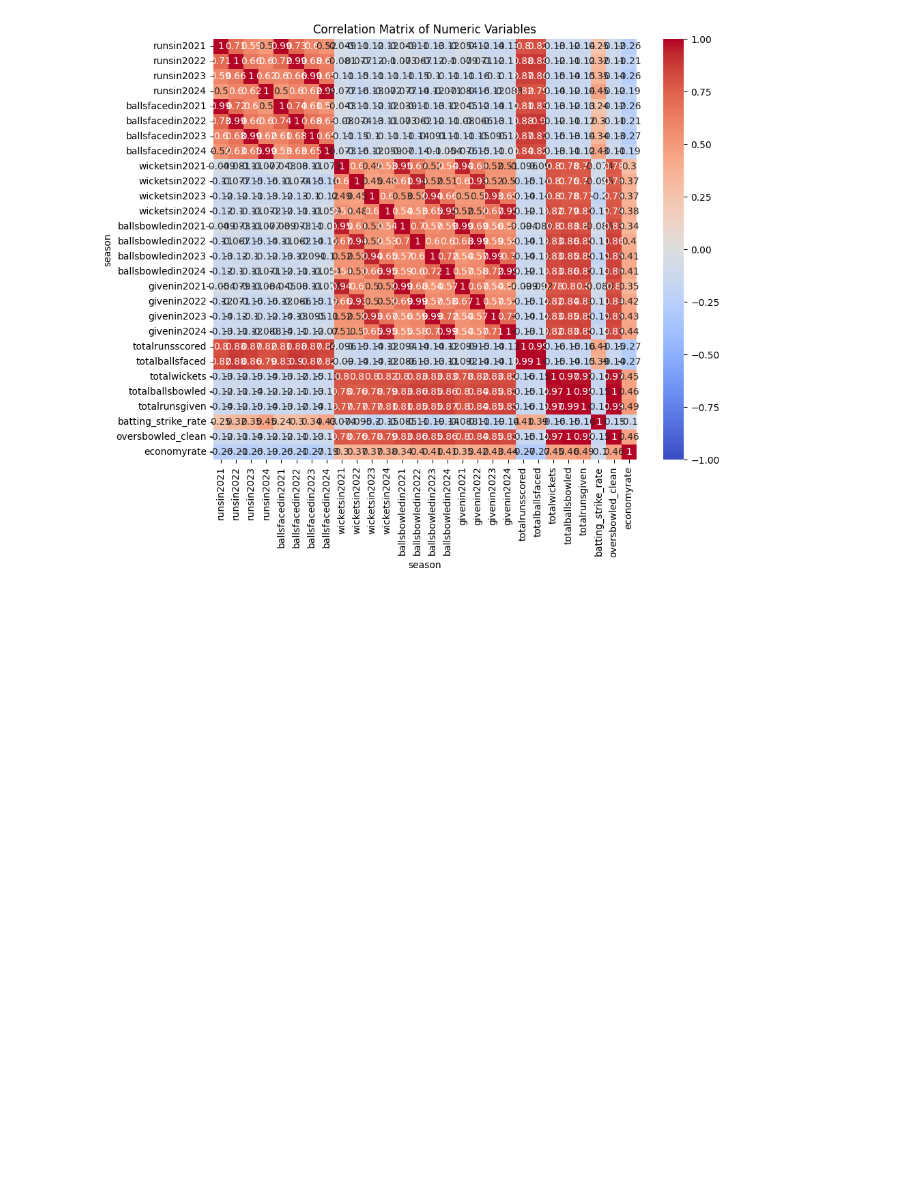
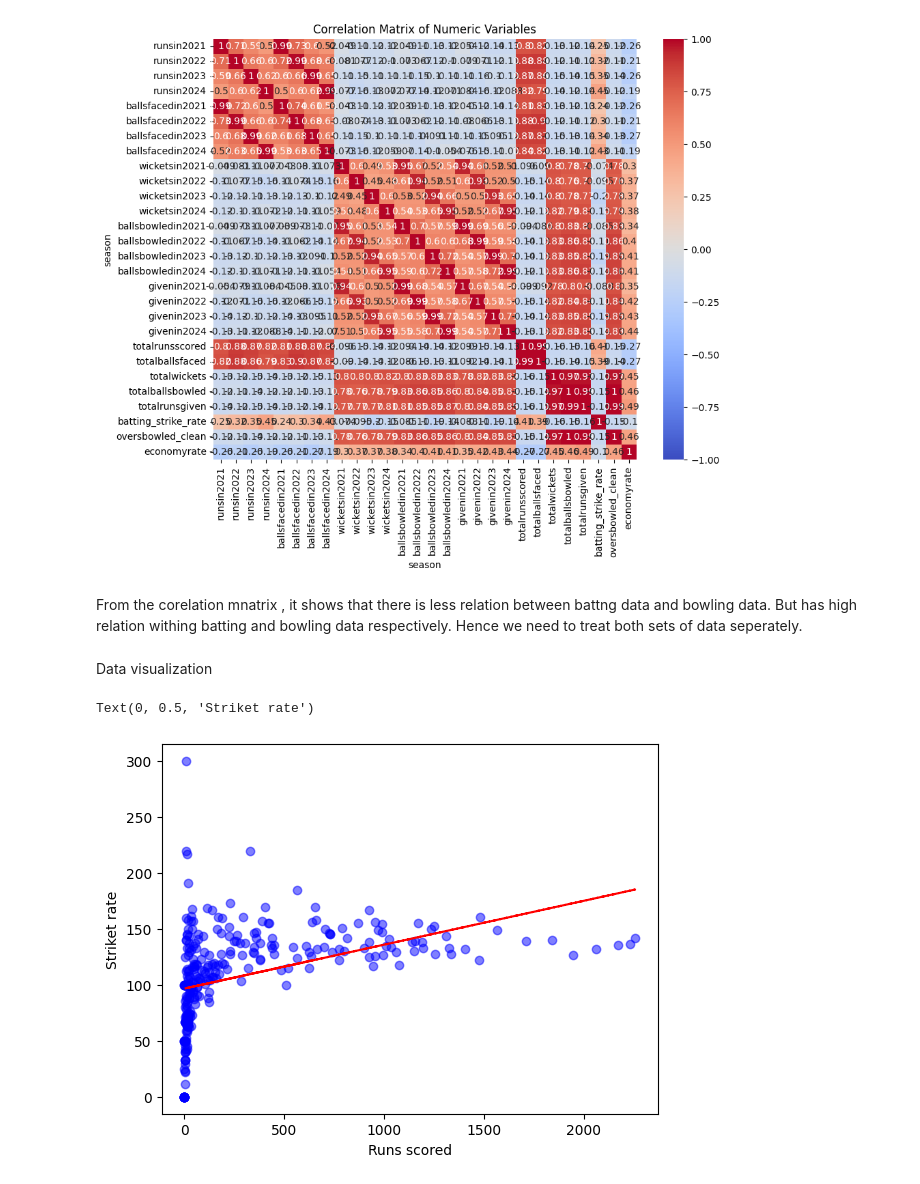
Before and after one commit to NIRANJANGOPALAN/IPL_player_analysis, a Jupyter notebook: 2021_2024_workbook.ipynb, the cells around one changed output. Saved outputs shown, nothing was run; the diff lists cells and outputs as text; code cells hidden in the pictures; blank space fills up the shorter version.

```diff
--- a/2021_2024_workbook.ipynb
+++ b/2021_2024_workbook.ipynb
@@ -419,3 +420,28 @@ economyrate             1.000000
 
 [28 rows x 28 columns]
 [figure]
+# %% [markdown]
+From the corelation mnatrix , it shows that there is less relation between battng data and bowling data. But has high relation withing batting and bowling data respectively. Hence we need to treat both sets of data seperately.
+# %% [markdown]
+Data visualization
+# %%
+# Total Runs Scored vs. Batting Strike Rate
+x = complete_data['totalrunsscored']
+y = complete_data['batting_strike_rate']
+
+# Create the scatter plot
+plt.scatter(x, y, color='blue', alpha=0.5)
+
+# Calculate the regression line
+coeffs = np.polyfit(x, y, 1)
+line = np.poly1d(coeffs)
+
+# Add the regression line to the plot
+plt.plot(x, line(x), color='red', linestyle='--')
+
+# Add labels and title
+plt.xlabel('Runs scored')
+plt.ylabel('Striket rate')
+# %% [output]
+Text(0, 0.5, 'Striket rate')
+[figure, added]
```
Also changed, not shown: parts of 2 cells of this notebook.
